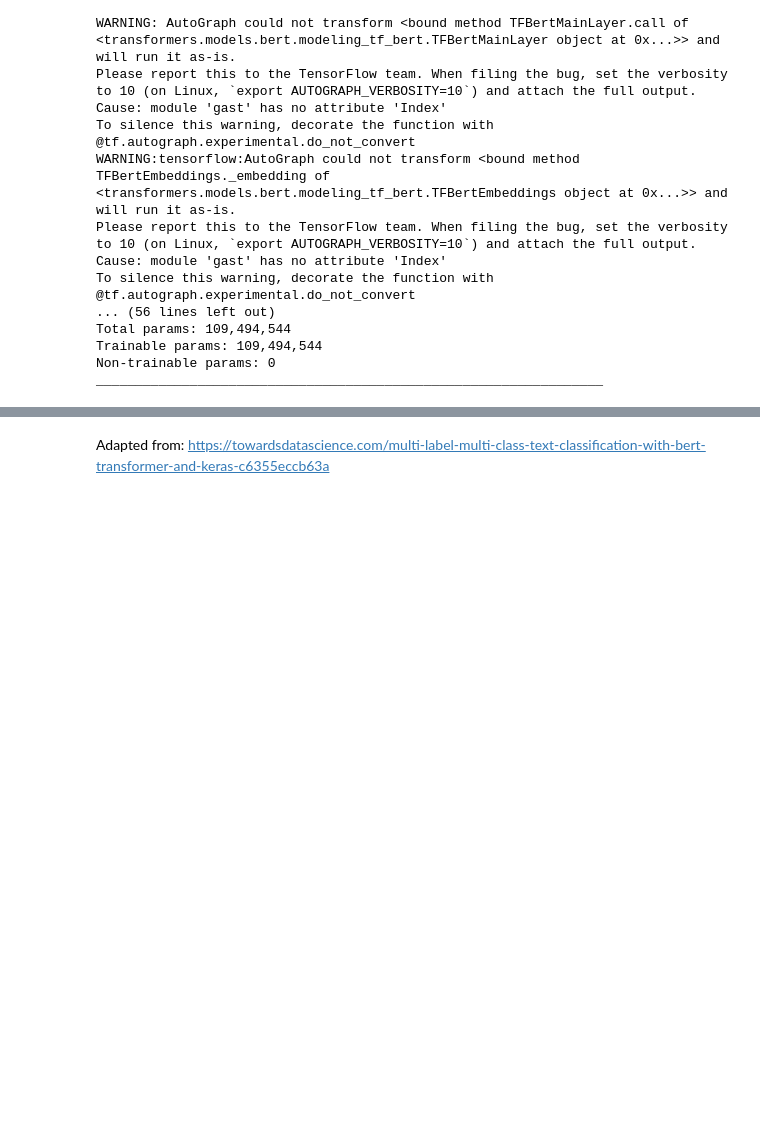
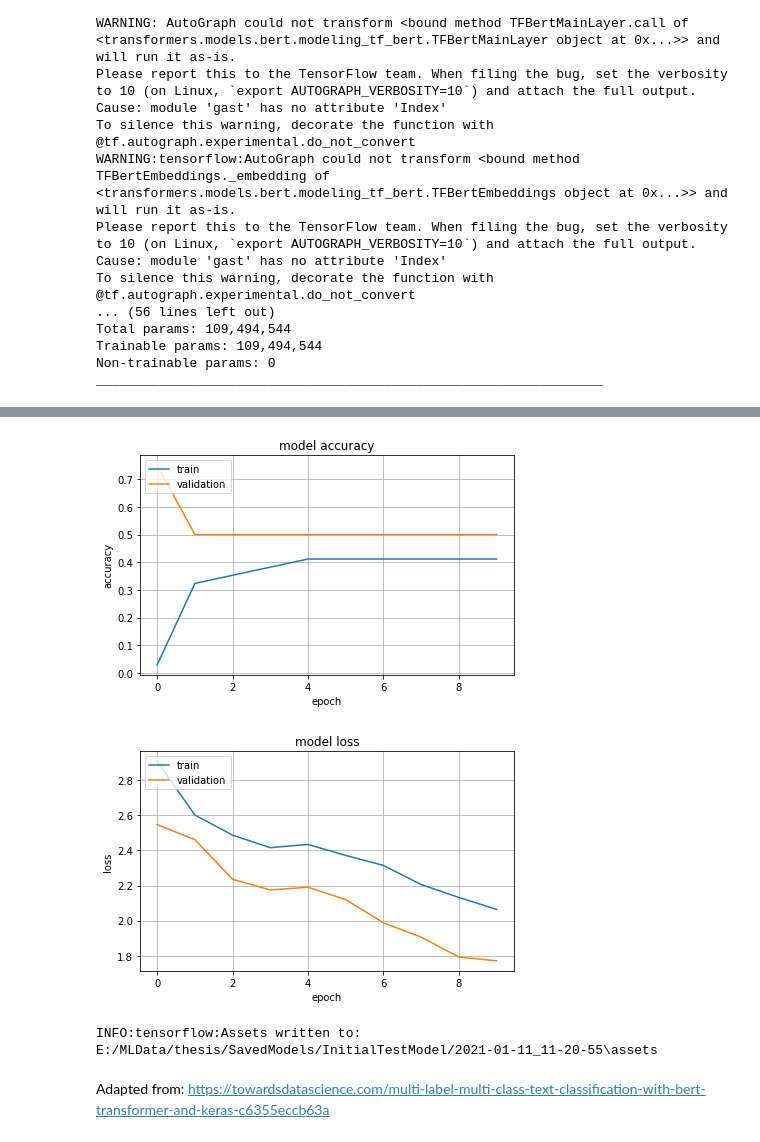
Before and after one commit to cdrc1103/MasterThesis, a Jupyter notebook: Transformers/GettingStarted.ipynb, the cells around one changed output, grey strips where cells are left out. Saved outputs shown, nothing was run; the diff lists cells and outputs as text; code cells hidden in the pictures; blank space fills up the shorter version.

Commit message:
Add visualization and model saving

```diff
--- a/Transformers/GettingStarted.ipynb
+++ b/Transformers/GettingStarted.ipynb
@@ -190,7 +204,7 @@ history = model.fit(
     x={'input_ids': x['input_ids']},
     y={'cpc': y_cpc},
     validation_split=0.1,
-    batch_size=1,
+    batch_size=32,
     epochs=10)
 # %% [output]
 Epoch 1/10
@@ -235,3 +250,39 @@ model_eval = model.evaluate(
+# %%
+### ----- Visualize training history ------ ####
+# summarize history for accuracy
+fig1 = plt.figure()
+plt.plot(history.history['accuracy'])
+plt.plot(history.history['val_accuracy'])
+plt.title('model accuracy')
+plt.ylabel('accuracy')
+plt.xlabel('epoch')
+plt.legend(['train', 'validation'], loc='upper left')
+plt.grid()
+plt.tight_layout()
+plt.show()
+# summarize history for loss
+fig2 = plt.figure()
+plt.plot(history.history['loss'])
+plt.plot(history.history['val_loss'])
+plt.title('model loss')
+plt.ylabel('loss')
+plt.xlabel('epoch')
+plt.legend(['train', 'validation'], loc='upper left')
+plt.grid()
+plt.tight_layout()
+plt.show()
+# %% [output]
+[figure, added]
+[figure, added]
+# %%
+### ----- Save the model and figures to disk ------ ####
+save_dir = directories.savedModels + "/InitialTestModel"
+timestamp = datetime.now().strftime('%Y-%m-%d_%H-%M-%S')
+fig1.savefig(save_dir + "/accuracy_" + timestamp, dpi=300)
+fig2.savefig(save_dir + "/loss_" + timestamp, dpi=300)
+model.save(save_dir + "/" + timestamp)
+# %% [output]
+INFO:tensorflow:Assets written to: E:/MLData/thesis/SavedModels/InitialTestModel/2021-01-11_11-20-55\assets
 # %% [markdown]
 Adapted from:
 https://towardsdatascience.com/multi-label-multi-class-text-classification-with-bert-transformer-and-keras-c6355eccb63a
```
Also changed, not shown: parts of 8 cells of this notebook.
